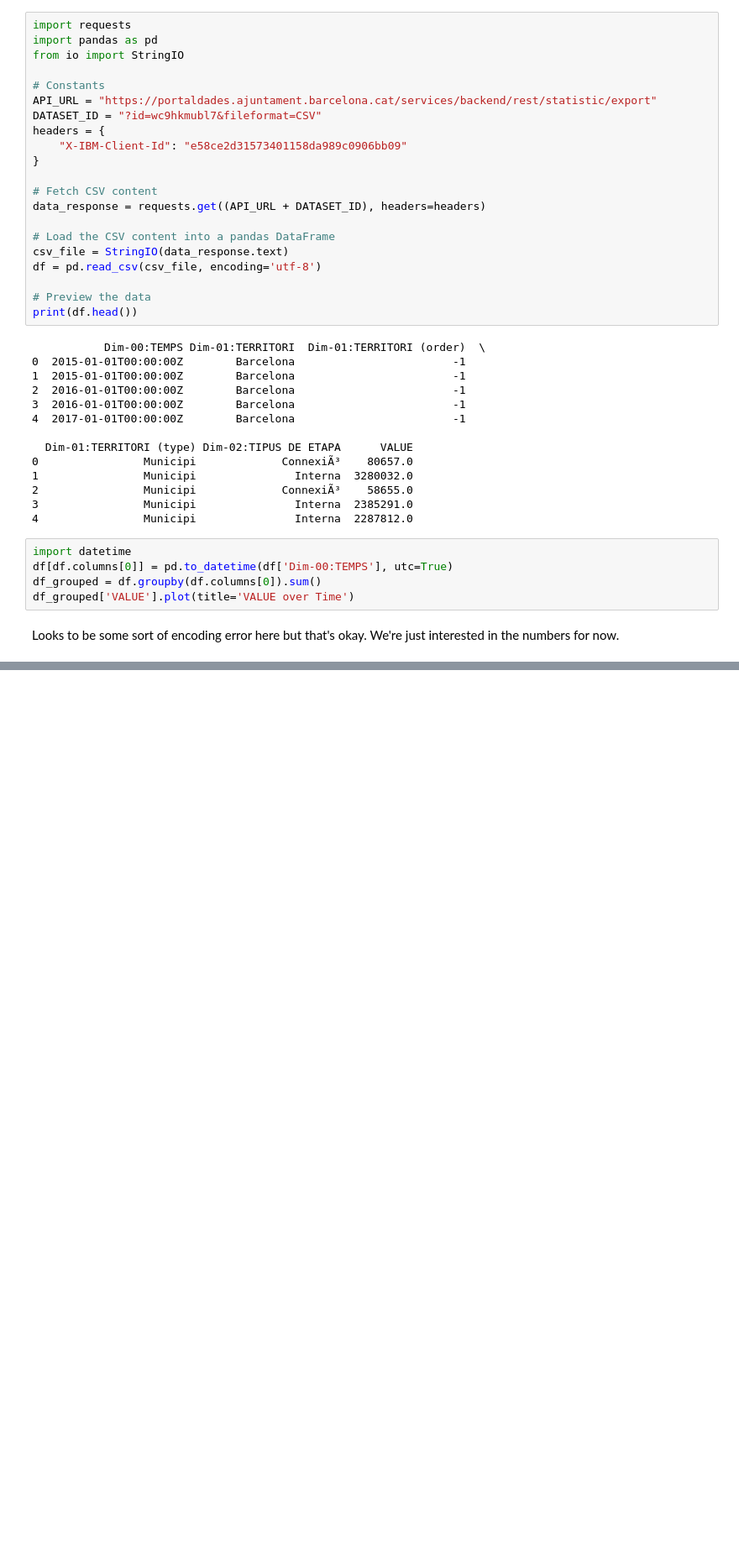
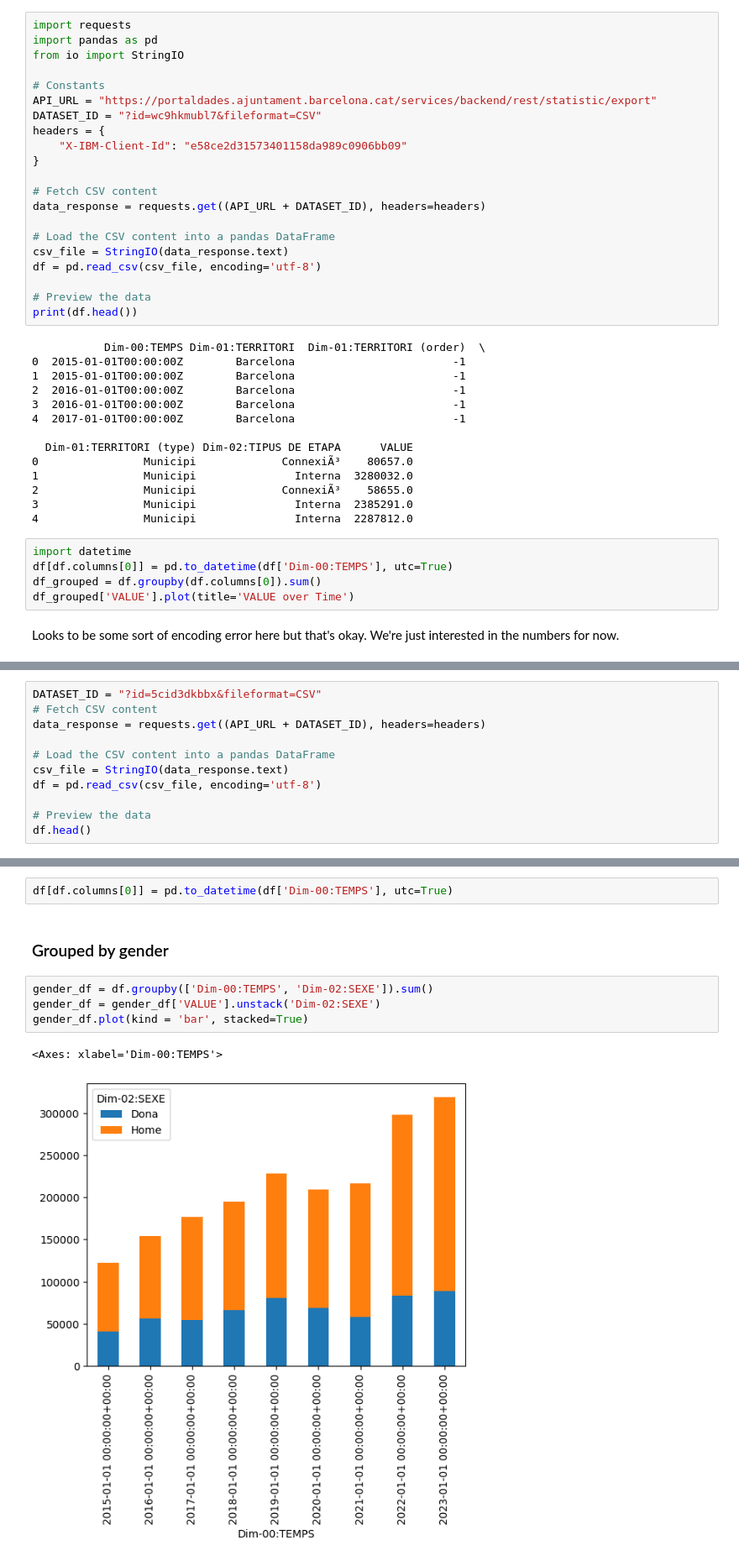
Before and after one commit to jammy-data/REALLOCATE, a Jupyter notebook: dashboard_plots/BcnOpenAPI.ipynb, the cells around one changed output, grey strips where cells are left out. Shown at 84% size. Cells and saved outputs as stored; diff of their text form; blank space fills up the shorter version.

```diff
--- a/dashboard_plots/BcnOpenAPI.ipynb
+++ b/dashboard_plots/BcnOpenAPI.ipynb
@@ -61,0 +66,11 @@ Looks to be some sort of encoding error here but that's okay. We're just interes
+# %%
+DATASET_ID = "?id=5cid3dkbbx&fileformat=CSV"
+# Fetch CSV content
+data_response = requests.get((API_URL + DATASET_ID), headers=headers)
+
+# Load the CSV content into a pandas DataFrame
+csv_file = StringIO(data_response.text)
+df = pd.read_csv(csv_file, encoding='utf-8')
+
+# Preview the data
+df.head()
@@ -61,0 +84,11 @@ Looks to be some sort of encoding error here but that's okay. We're just interes
+# %%
+df[df.columns[0]] = pd.to_datetime(df['Dim-00:TEMPS'], utc=True)
+# %% [markdown]
+### Grouped by gender
+# %%
+gender_df = df.groupby(['Dim-00:TEMPS', 'Dim-02:SEXE']).sum()
+gender_df = gender_df['VALUE'].unstack('Dim-02:SEXE')
+gender_df.plot(kind = 'bar', stacked=True)
+# %% [output]
+<Axes: xlabel='Dim-00:TEMPS'>
+[figure, added]
```
Also changed, not shown: parts of 7 cells of this notebook.
